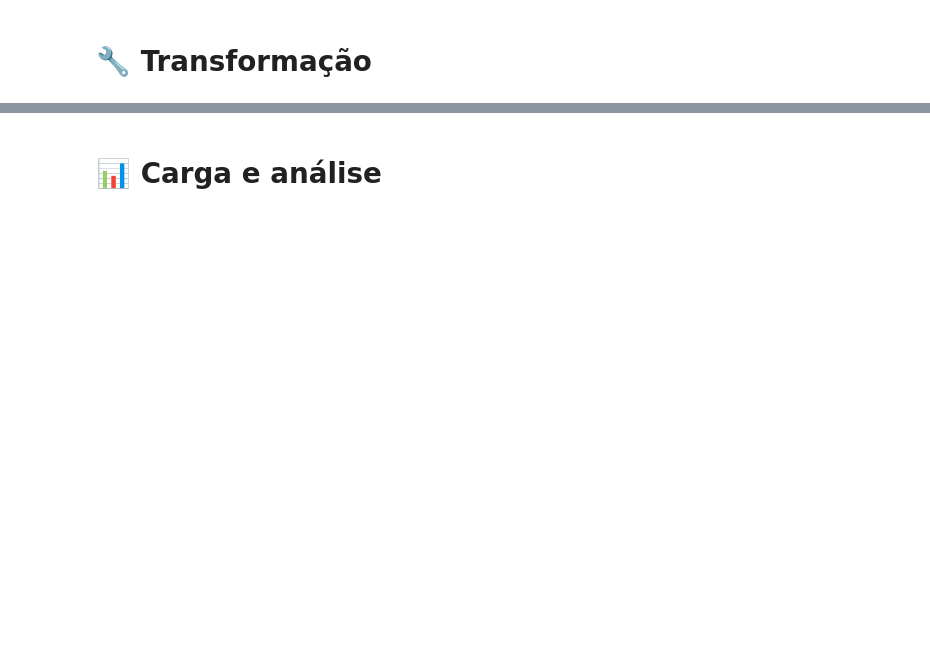
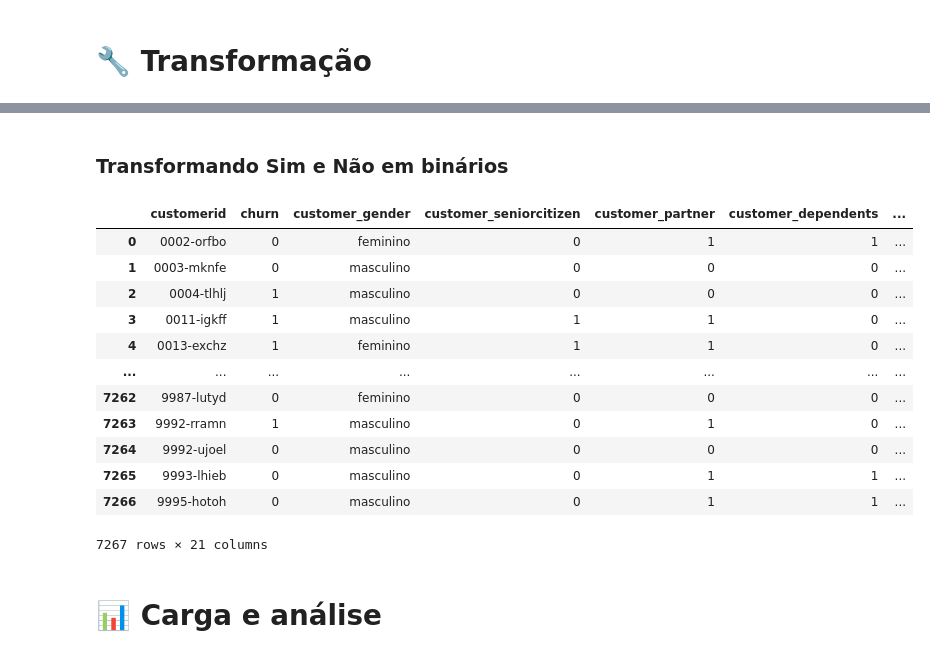
Before and after one commit to otaviorooliver/TelecomX1, a Jupyter notebook: TelecomX_BR.ipynb, the cells around one changed output, grey strips where cells are left out. Saved outputs shown, nothing was run; the diff lists cells and outputs as text; code cells hidden in the pictures; blank space fills up the shorter version.

```diff
--- a/TelecomX_BR.ipynb
+++ b/TelecomX_BR.ipynb
@@ -41,2 +223,27 @@ NameError: name 'TelecomX_Data' is not defined
+# %% [markdown]
+### Transformando Sim e Não em binários
+# %%
+map_bin = {
+    'sim': 1,
+    'não': 0
+}
+
+df = df.replace(map_bin)
+
+df
+# %% [output]
+|  | customerid | churn | customer_gender | customer_seniorcitizen | customer_partner | customer_dependents | ... |
+| 0 | 0002-orfbo | 0 | feminino | 0 | 1 | 1 | ... |
+| 1 | 0003-mknfe | 0 | masculino | 0 | 0 | 0 | ... |
+| 2 | 0004-tlhlj | 1 | masculino | 0 | 0 | 0 | ... |
+| 3 | 0011-igkff | 1 | masculino | 1 | 1 | 0 | ... |
+| 4 | 0013-exchz | 1 | feminino | 1 | 1 | 0 | ... |
+| ... | ... | ... | ... | ... | ... | ... | ... |
+| 7262 | 9987-lutyd | 0 | feminino | 0 | 0 | 0 | ... |
+| 7263 | 9992-rramn | 1 | masculino | 0 | 1 | 0 | ... |
+| 7264 | 9992-ujoel | 0 | masculino | 0 | 0 | 0 | ... |
+| 7265 | 9993-lhieb | 0 | masculino | 0 | 1 | 1 | ... |
+| 7266 | 9995-hotoh | 0 | masculino | 0 | 1 | 1 | ... |
+7267 rows × 21 columns
 # %% [markdown]
 # 📊 Carga e análise
```
Also changed, not shown: parts of 26 cells of this notebook.
